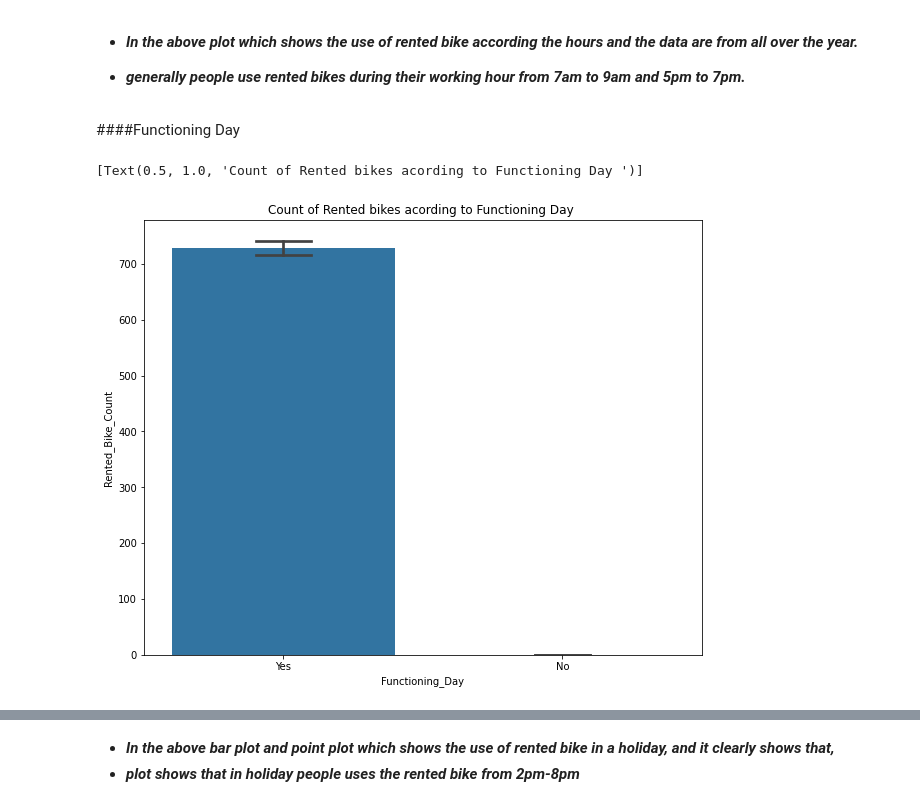
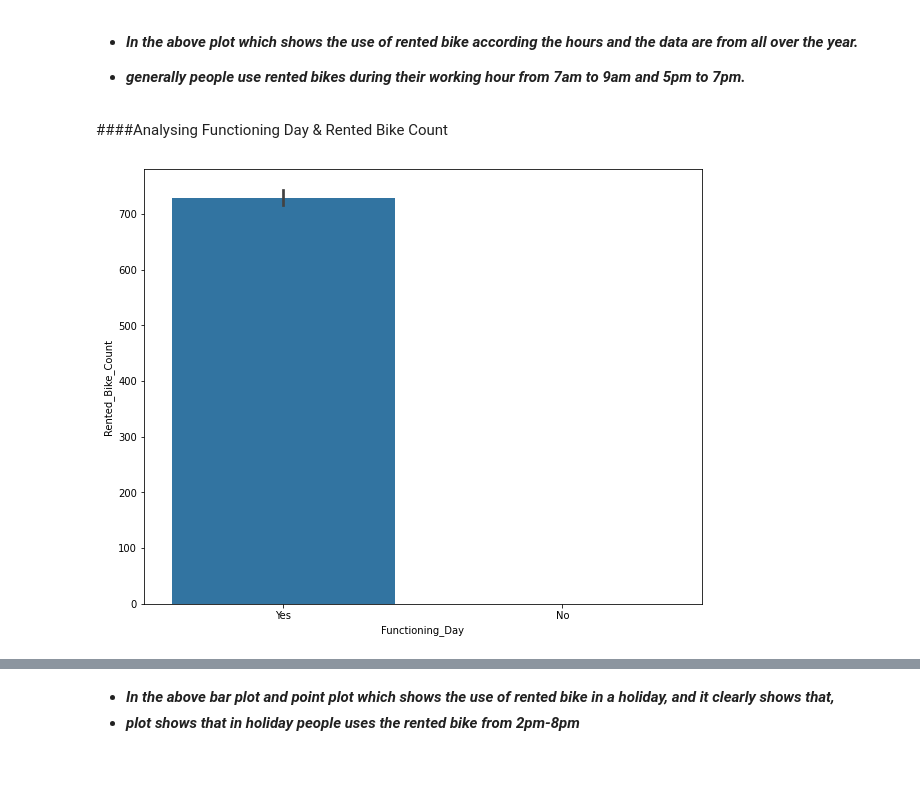
Before and after one commit to spradeepgit/Bike-Sharing-Demand-Prediction.ipynb, a Jupyter notebook: Bike_Sharing_Demand_Prediction.ipynb, the cells around one changed output, grey strips where cells are left out. Saved outputs shown, nothing was run; the diff lists cells and outputs as text; code cells hidden in the pictures; blank space fills up the shorter version.

```diff
--- a/Bike_Sharing_Demand_Prediction.ipynb
+++ b/Bike_Sharing_Demand_Prediction.ipynb
@@ -463,14 +467,13 @@ title='Count of Rented bikes acording to Hour'
 
 * ***generally people use rented bikes during their working hour from 7am to 9am and 5pm to 7pm.***
 # %% [markdown]
-####Functioning Day
+####Analysing Functioning Day & Rented Bike Count
 # %%
 #anlysis of data by vizualisation
-fig,ax=plt.subplots(figsize=(10,8))
-sns.barplot(data=bike_df,x='Functioning_Day',y='Rented_Bike_Count',ax=ax,capsize=.2)
-ax.set(title='Count of Rented bikes acording to Functioning Day ')
+plt.figure(figsize=(10,8))
+sns.barplot(data=bike_df,x='Functioning_Day',y='Rented_Bike_Count')
+title='Count of Rented bikes acording to Functioning Day'
 # %% [output]
-[Text(0.5, 1.0, 'Count of Rented bikes acording to Functioning Day ')]
-[figure, old version]
+[figure, new version]
 # %%
 #anlysis of data by vizualisation
```
Also changed, not shown: parts of 100 cells of this notebook.
